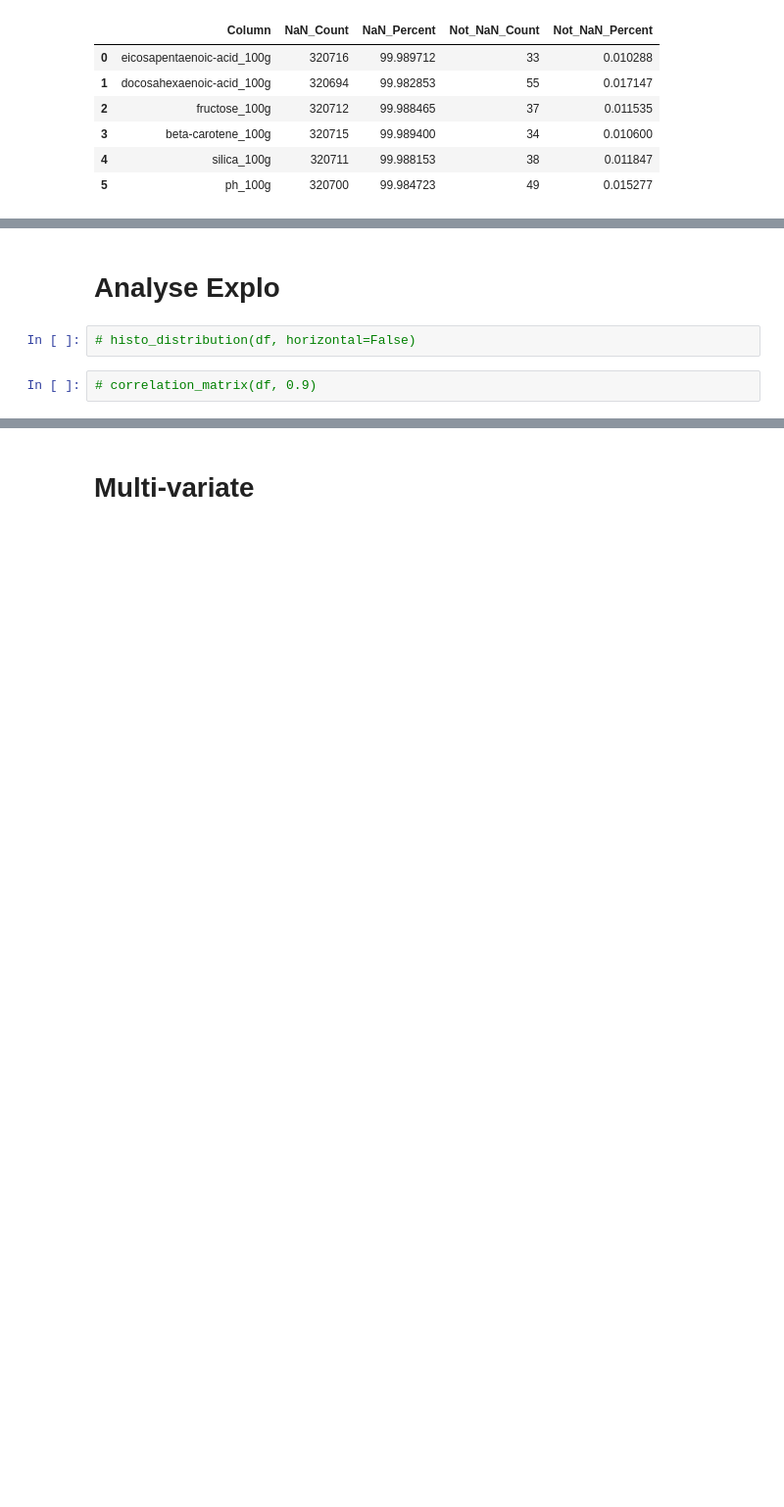
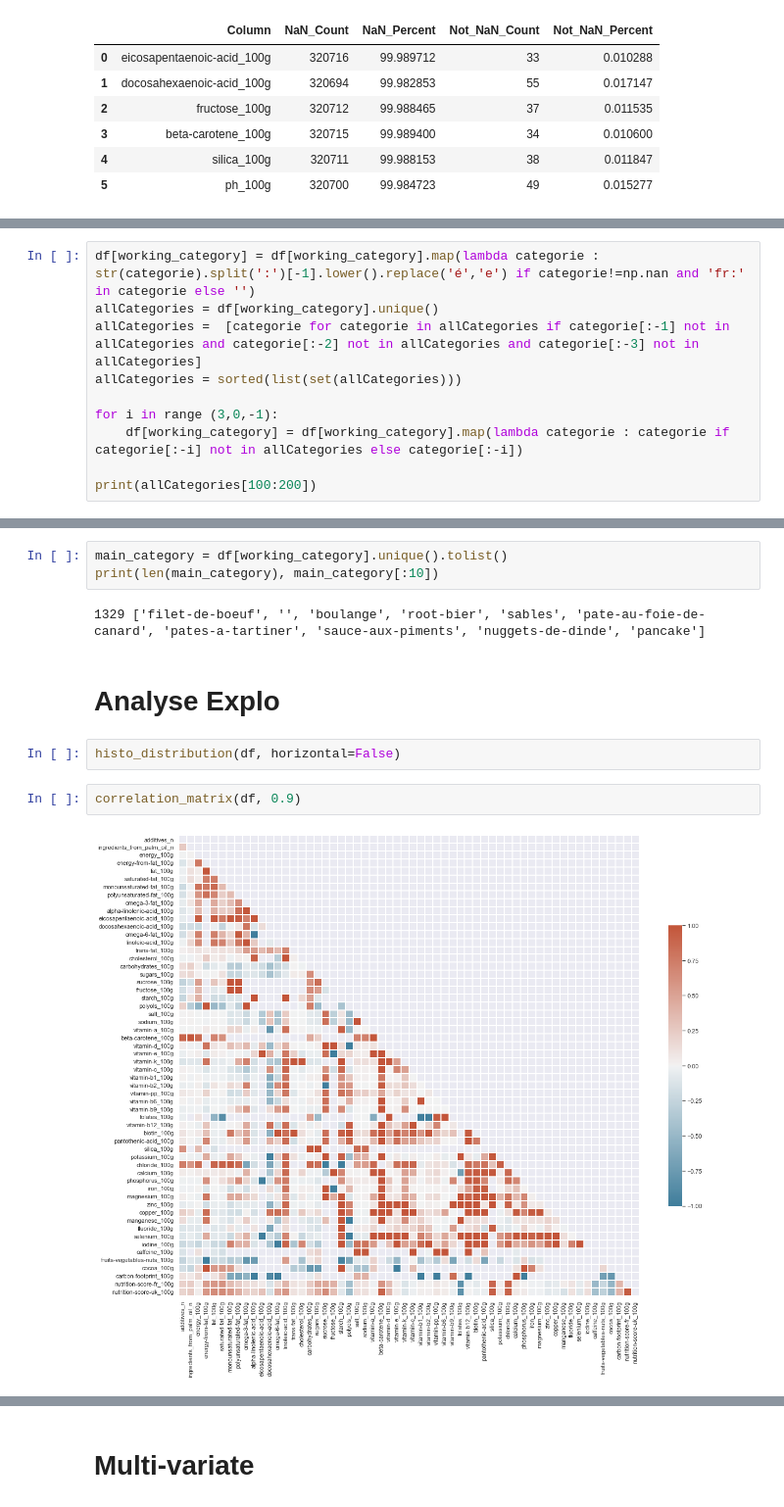
Before and after one commit to DrHadiNono/Notebooks-OC, a Jupyter notebook: Projets/P3/p3_pandas.ipynb, the cells around one changed output, grey strips where cells are left out. Shown at 98% size. Drawn from its saved outputs; the diff is of its cells as text; blank space fills up the shorter version.

```diff
--- a/Projets/P3/p3_pandas.ipynb
+++ b/Projets/P3/p3_pandas.ipynb
@@ -155,0 +265,10 @@ Voici un sous-échantillon aléatoire :
+# %%
+df[working_category] = df[working_category].map(lambda categorie : str(categorie).split(':')[-1].lower().replace('é','e') if categorie!=np.nan and 'fr:' in categorie else '')
+allCategories = df[working_category].unique()
+allCategories =  [categorie for categorie in allCategories if categorie[:-1] not in allCategories and categorie[:-2] not in allCategories and categorie[:-3] not in allCategories]
+allCategories = sorted(list(set(allCategories)))
+
+for i in range (3,0,-1):
+    df[working_category] = df[working_category].map(lambda categorie : categorie if categorie[:-i] not in allCategories else categorie[:-i])
+
+print(allCategories[100:200])
@@ -156,6 +284,13 @@ Voici un sous-échantillon aléatoire :
+# %%
+main_category = df[working_category].unique().tolist()
+print(len(main_category), main_category[:10])
+# %% [output]
+1329 ['filet-de-boeuf', '', 'boulange', 'root-bier', 'sables', 'pate-au-foie-de-canard', 'pates-a-tartiner', 'sauce-aux-piments', 'nuggets-de-dinde', 'pancake']
 # %% [markdown]
 # Analyse Explo
 # %%
-# histo_distribution(df, horizontal=False)
+histo_distribution(df, horizontal=False)
 # %%
-# correlation_matrix(df, 0.9)
+correlation_matrix(df, 0.9)
+# %% [output]
+[figure, added]
```
Also changed, not shown: parts of 49 cells of this notebook, 1 other file.
